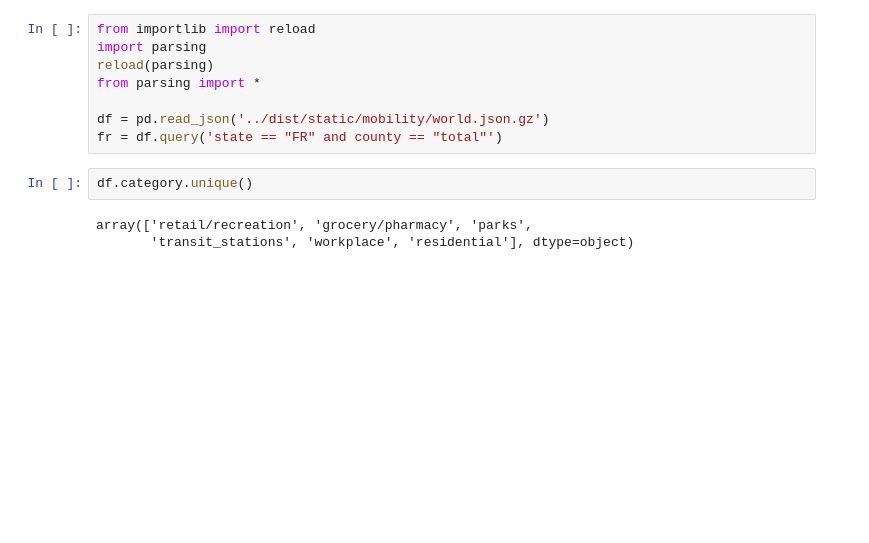
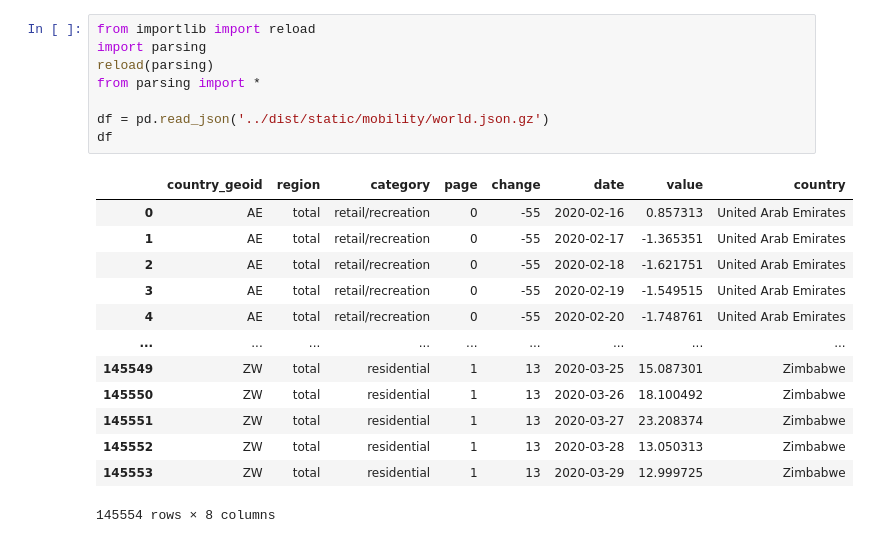
Before and after one commit to horaceg/covid19-analysis, a Jupyter notebook: mobility/parse.ipynb, the cells around one changed output. Saved outputs shown, nothing was run; the diff lists cells and outputs as text; blank space fills up the shorter version.

Commit message:
add readme, rename state to country and county to region for world dataset

```diff
--- a/mobility/parse.ipynb
+++ b/mobility/parse.ipynb
@@ -1,16 +1,25 @@
 # %%
 from importlib import reload
 import parsing
 reload(parsing)
 from parsing import *
 
 df = pd.read_json('../dist/static/mobility/world.json.gz')
-fr = df.query('state == "FR" and county == "total"')
+df
+# %% [output]
+|  | country_geoid | region | category | page | change | date | value | country |
+| 0 | AE | total | retail/recreation | 0 | -55 | 2020-02-16 | 0.857313 | United Arab Emirates |
+| 1 | AE | total | retail/recreation | 0 | -55 | 2020-02-17 | -1.365351 | United Arab Emirates |
+| 2 | AE | total | retail/recreation | 0 | -55 | 2020-02-18 | -1.621751 | United Arab Emirates |
+| 3 | AE | total | retail/recreation | 0 | -55 | 2020-02-19 | -1.549515 | United Arab Emirates |
+| 4 | AE | total | retail/recreation | 0 | -55 | 2020-02-20 | -1.748761 | United Arab Emirates |
+| ... | ... | ... | ... | ... | ... | ... | ... | ... |
+| 145549 | ZW | total | residential | 1 | 13 | 2020-03-25 | 15.087301 | Zimbabwe |
+| 145550 | ZW | total | residential | 1 | 13 | 2020-03-26 | 18.100492 | Zimbabwe |
+| 145551 | ZW | total | residential | 1 | 13 | 2020-03-27 | 23.208374 | Zimbabwe |
+| 145552 | ZW | total | residential | 1 | 13 | 2020-03-28 | 13.050313 | Zimbabwe |
+| 145553 | ZW | total | residential | 1 | 13 | 2020-03-29 | 12.999725 | Zimbabwe |
+145554 rows × 8 columns
-# %%
-df.category.unique()
-# %% [output]
-array(['retail/recreation', 'grocery/pharmacy', 'parks',
-       'transit_stations', 'workplace', 'residential'], dtype=object)
 # %%
 import altair as alt
 
```
Also changed, not shown: parts of 3 cells of this notebook, 4 other files.
